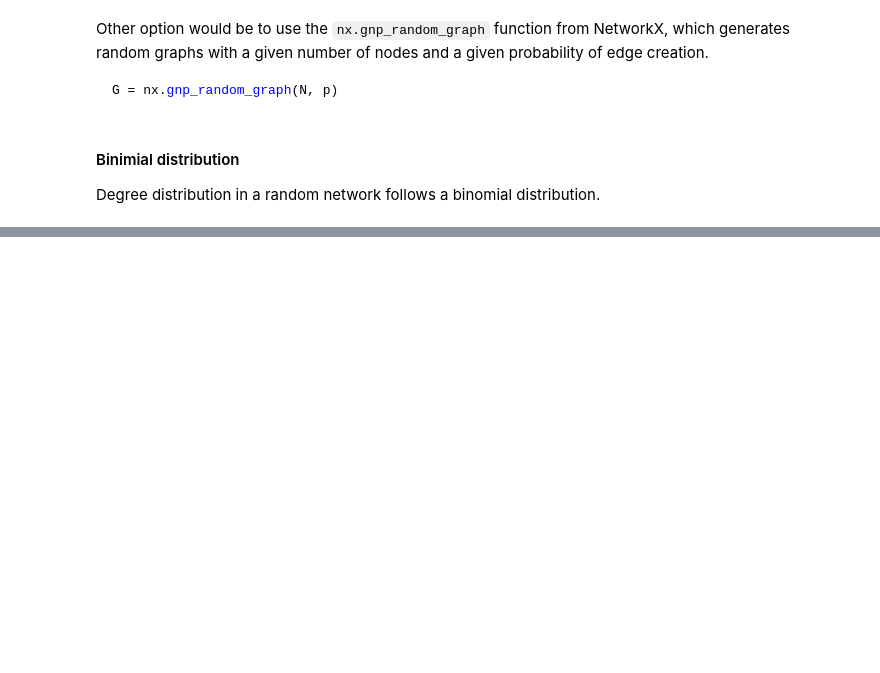
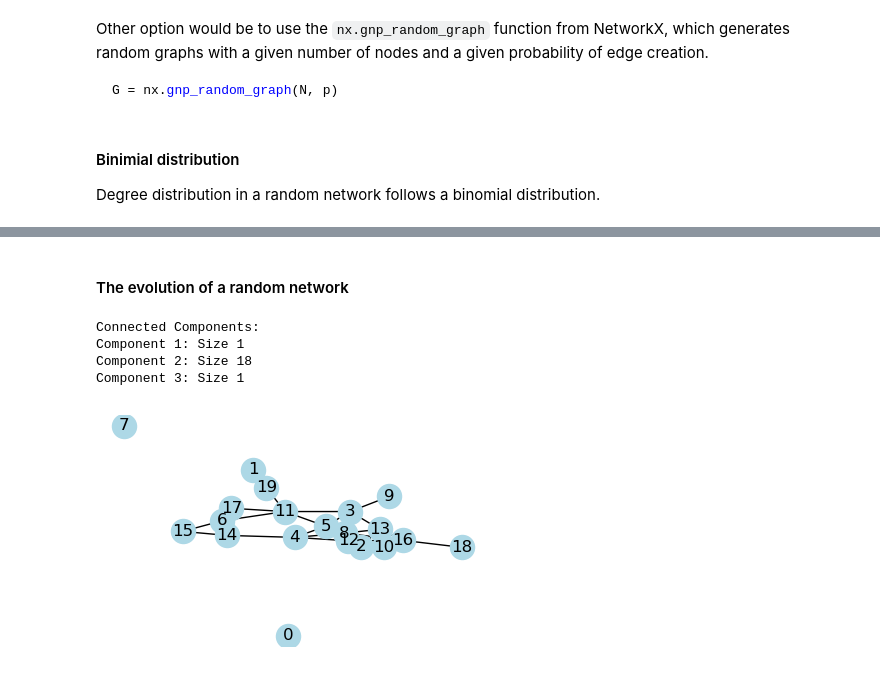
Before and after one commit to Ziaeemehr/netsci, a Jupyter notebook: examples/chap_03.ipynb, the cells around one changed output, grey strips where cells are left out. Drawn from its saved outputs; the diff is of its cells as text; code cells hidden in the pictures; blank space fills up the shorter version.

```diff
--- a/examples/chap_03.ipynb
+++ b/examples/chap_03.ipynb
@@ -93,0 +94,30 @@ plt.legend();
+# %% [markdown]
+#### The evolution of a random network
+# %%
+import networkx as nx
+import matplotlib.pyplot as plt
+
+# Step 1: Generate a random graph (Erdős-Rényi model)
+n = 20  # number of nodes
+p = 0.12  # probability of edge creation
+G = nx.erdos_renyi_graph(n, p)
+
+# Step 2: Find all connected components
+connected_components = list(nx.connected_components(G))
+
+# Step 3: Calculate the size of each connected component
+component_sizes = [len(component) for component in connected_components]
+
+# Display the graph and component sizes
+print("Connected Components:")
+for i, component in enumerate(connected_components):
+    print(f"Component {i + 1}: Size {len(component)}")
+
+# Optionally, visualize the graph
+plot_graph(G, seed=2, figsize=(5, 3))
+# %% [output]
+Connected Components:
+Component 1: Size 1
+Component 2: Size 18
+Component 3: Size 1
+[figure, added]
```
Also changed, not shown: parts of 3 cells of this notebook.
